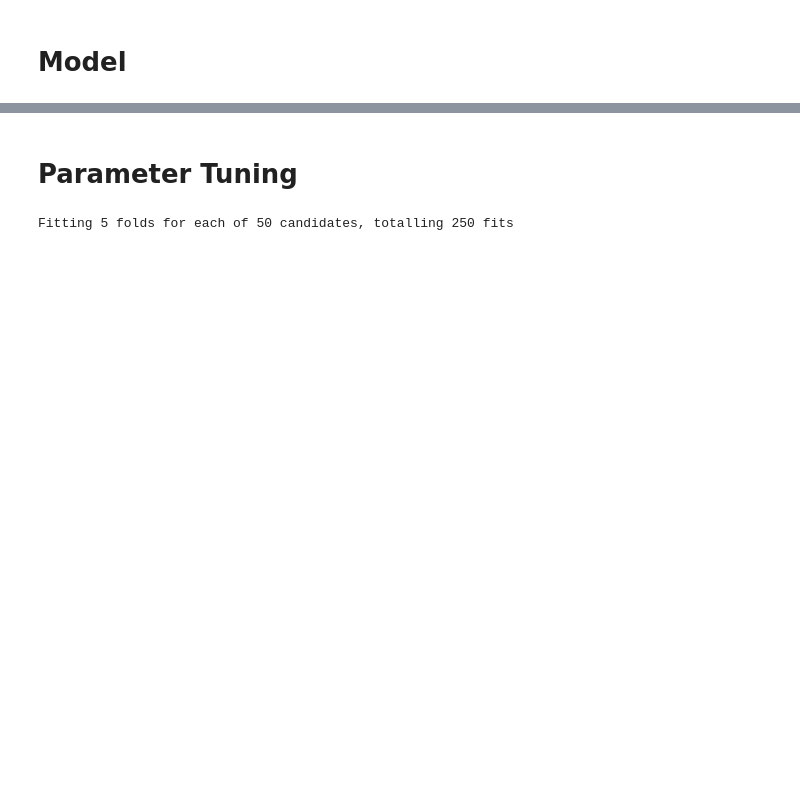
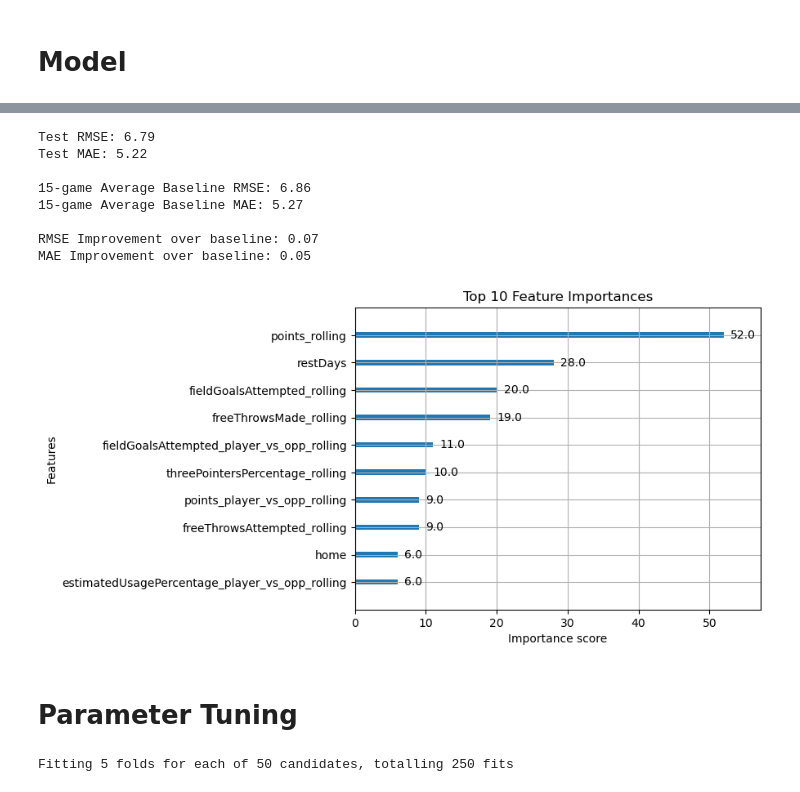
Before and after one commit to gaborszita/cmpsc-190a-project, a Jupyter notebook: owen_model.ipynb, the cells around one changed output, grey strips where cells are left out. Saved outputs shown, nothing was run; the diff lists cells and outputs as text; code cells hidden in the pictures; blank space fills up the shorter version.

```diff
--- a/owen_model.ipynb
+++ b/owen_model.ipynb
@@ -339,3 +404,65 @@ MAE Improvement over baseline: 0.53
+# %%
+data = pd.get_dummies(data, columns=["cluster"], prefix="cluster")
+
+features += [col for col in data.columns if col.startswith("cluster_")]
+
+data = data.dropna(subset=features + [target])
+# %%
+# Split into features (X) and target (y)
+X = data[features]
+y = data[target]
+
+# Split train/test by time order to avoid data leakage
+X_train, X_test, y_train, y_test = train_test_split(X, y, shuffle=False)
+
+# Train the XGBoost Regressor
+model = XGBRegressor(
+    n_estimators=100,
+    learning_rate=0.1,
+    max_depth=2,
+    subsample=0.8,
+    colsample_bytree=0.8,
+    random_state=42
+)
+
+model.fit(X_train, y_train)
+
+# Predict and evaluate
+y_pred = model.predict(X_test)
+mse = mean_squared_error(y_test, y_pred)
+rmse = np.sqrt(mse)
+mae = mean_absolute_error(y_test, y_pred)
+print(f"Test RMSE: {rmse:.2f}")
+print(f"Test MAE: {mae:.2f}")
+
+# Evaluate baseline (rolling average)
+y_baseline_pred = X_test[f"{target}_rolling"]
+baseline_mse = mean_squared_error(y_test, y_baseline_pred)
+baseline_rmse = np.sqrt(baseline_mse)
+baseline_mae = mean_absolute_error(y_test, y_baseline_pred)
+print(f"\n{rolling_window}-game Average Baseline RMSE: {baseline_rmse:.2f}")
+print(f"{rolling_window}-game Average Baseline MAE: {baseline_mae:.2f}")
+
+# Improvement
+rmse_improvement = baseline_rmse - rmse
+mae_improvement = baseline_mae - mae
+print(f"\nRMSE Improvement over baseline: {rmse_improvement:.2f}")
+print(f"MAE Improvement over baseline: {mae_improvement:.2f}")
+
+# Plot Feature Importance
+plot_importance(model, max_num_features=10)
+plt.title("Top 10 Feature Importances")
+plt.show()
+# %% [output]
+Test RMSE: 6.79
+Test MAE: 5.22
+
+15-game Average Baseline RMSE: 6.86
+15-game Average Baseline MAE: 5.27
+
+RMSE Improvement over baseline: 0.07
+MAE Improvement over baseline: 0.05
+[figure, added]
 # %% [markdown]
 # Parameter Tuning
 # %%
```
Also changed, not shown: parts of 20 cells of this notebook, 1 other file.
